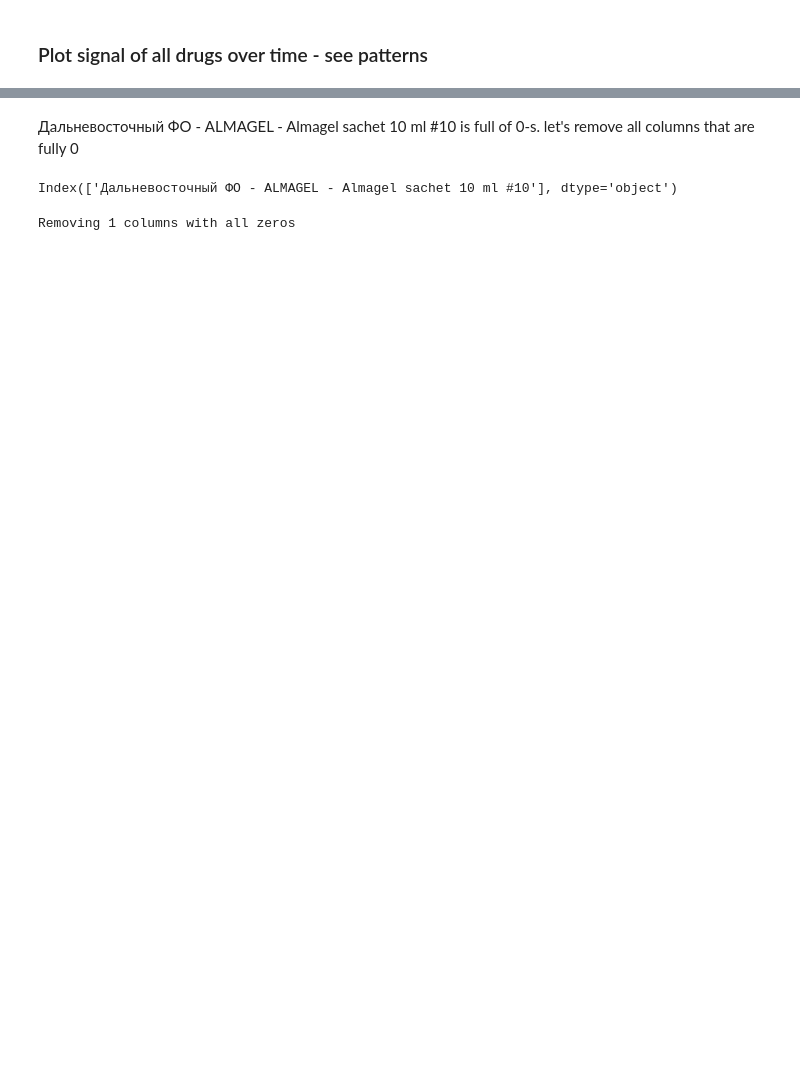
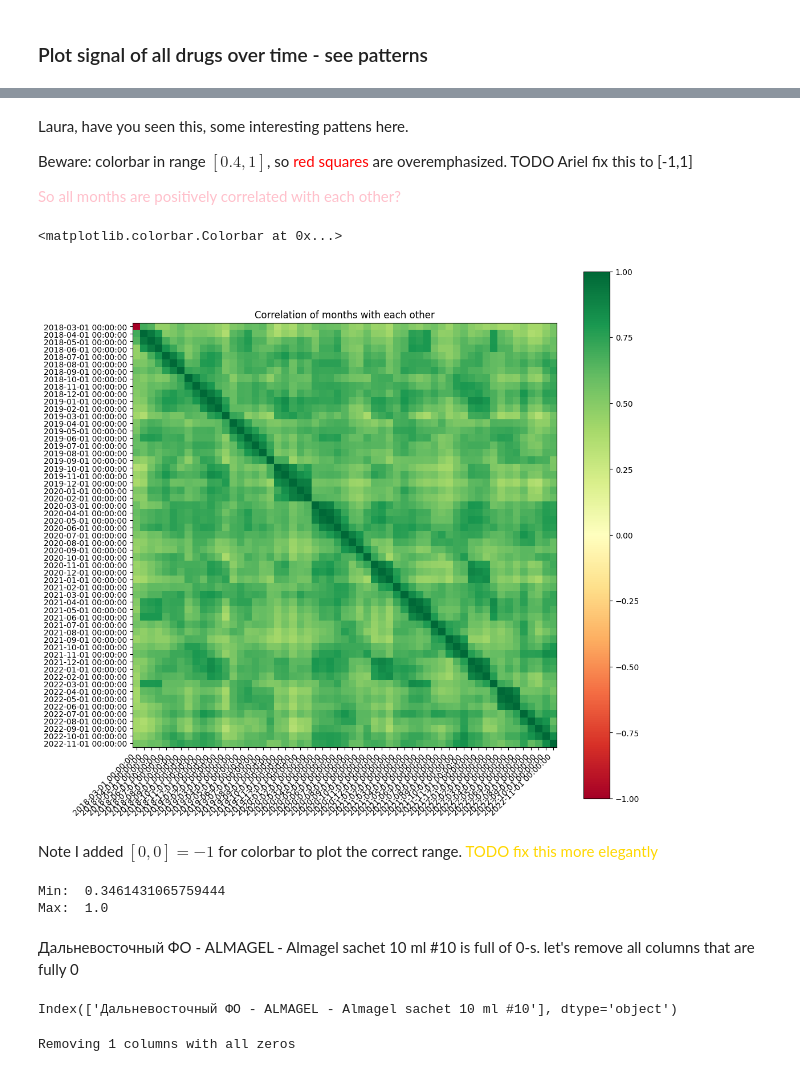
Before and after one commit to ariellubonja/hierarchical-time-series, a Jupyter notebook: eda.ipynb, the cells around one changed output, grey strips where cells are left out. Saved outputs shown, nothing was run; the diff lists cells and outputs as text; code cells hidden in the pictures; blank space fills up the shorter version.

```diff
--- a/eda.ipynb
+++ b/eda.ipynb
@@ -66,3 +88,36 @@ for i, column in enumerate(df.columns):
+# %% [markdown]
+Laura, have you seen this, some interesting pattens here.
+
+Beware: colorbar in range $[0.4, 1]$, so <font color="red">red squares</font> are overemphasized. TODO Ariel fix this to [-1,1]
+
+<font color='pink'>So all months are positively correlated with each other?</font>
+# %%
+plt.figure(figsize=(12, 12))
+
+monthsCorr = dfT.corr()
+
+monthsCorr.iloc[0,0] = -1 # To plot colorbar in correct range
+
+plt.imshow(monthsCorr, cmap='RdYlGn')#, interpolation='nearest')
+
+num_columns = len(dfT.columns)
+plt.xticks(range(num_columns), dfT.columns, rotation=45, ha='right')
+plt.yticks(range(num_columns), dfT.columns)
+
+plt.title('Correlation of months with each other')
+
+plt.colorbar()#extend='min')
+# %% [output]
+<matplotlib.colorbar.Colorbar at 0x...>
+[figure, added]
+# %% [markdown]
+Note I added $[0,0] = -1$ for colorbar to plot the correct range. <font color='gold'>TODO fix this more elegantly</font>
+# %%
+print("Min: ", monthsCorr.min(axis=None)) # Both axes
+print("Max: ", monthsCorr.max(axis=None))
+# %% [output]
+Min:  0.3461431065759444
+Max:  1.0
 # %% [markdown]
 Дальневосточный ФО - ALMAGEL - Almagel sachet 10 ml #10 is full of 0-s. let's remove all columns that are fully 0
 # %%
```
Also changed, not shown: parts of 14 cells of this notebook.
